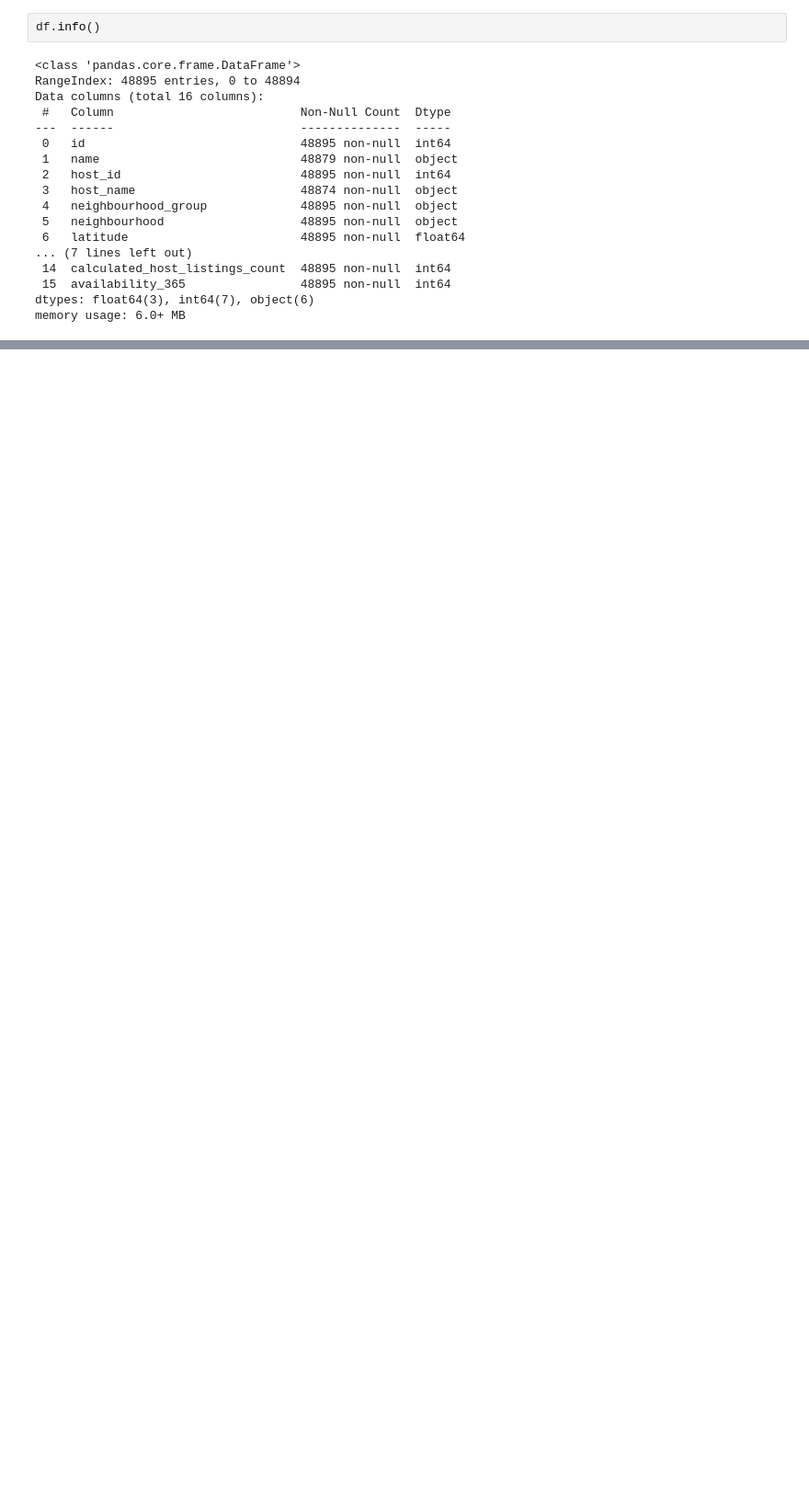
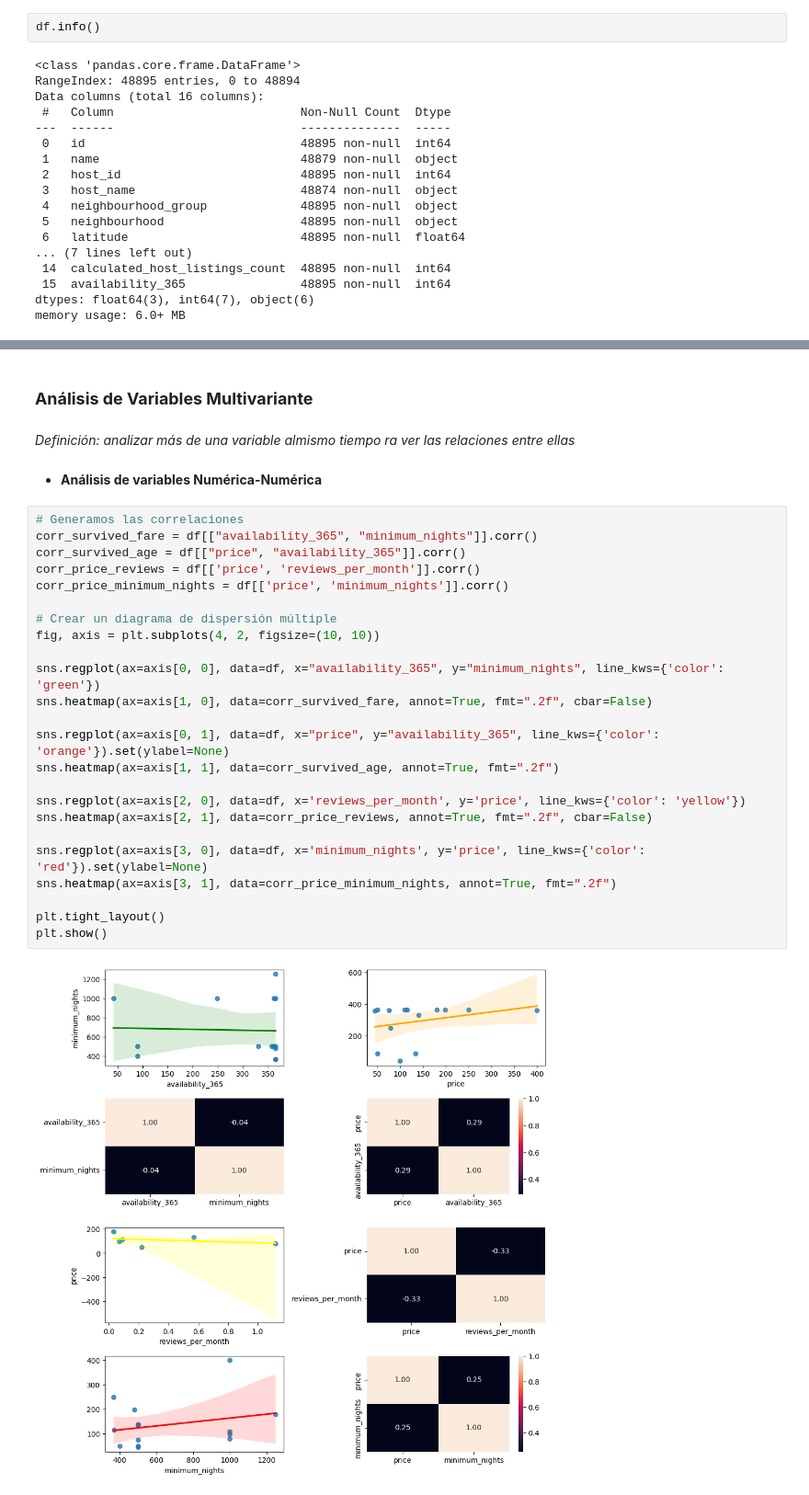
Before and after one commit to 4GeeksAcademy/cristina-chico_machine-learning, a Jupyter notebook: src/00-eda-airbnb-ny.ipynb, the cells around one changed output, grey strips where cells are left out. Shown at 92% size. Cells and saved outputs as stored; diff of their text form; blank space fills up the shorter version.

```diff
--- a/src/00-eda-airbnb-ny.ipynb
+++ b/src/00-eda-airbnb-ny.ipynb
@@ -166,0 +390,32 @@ plt.show()
+# %% [markdown]
+### **Análisis de Variables Multivariante**
+# %% [markdown]
+*Definición: analizar más de una variable almismo tiempo ra ver las relaciones entre ellas*
+# %% [markdown]
+* **Análisis de variables Numérica-Numérica**
+# %%
+# Generamos las correlaciones
+corr_survived_fare = df[["availability_365", "minimum_nights"]].corr()
+corr_survived_age = df[["price", "availability_365"]].corr()
+corr_price_reviews = df[['price', 'reviews_per_month']].corr()
+corr_price_minimum_nights = df[['price', 'minimum_nights']].corr()
+
+# Crear un diagrama de dispersión múltiple
+fig, axis = plt.subplots(4, 2, figsize=(10, 10))
+
+sns.regplot(ax=axis[0, 0], data=df, x="availability_365", y="minimum_nights", line_kws={'color': 'green'})
+sns.heatmap(ax=axis[1, 0], data=corr_survived_fare, annot=True, fmt=".2f", cbar=False)
+
+sns.regplot(ax=axis[0, 1], data=df, x="price", y="availability_365", line_kws={'color': 'orange'}).set(ylabel=None)
+sns.heatmap(ax=axis[1, 1], data=corr_survived_age, annot=True, fmt=".2f")
+
+sns.regplot(ax=axis[2, 0], data=df, x='reviews_per_month', y='price', line_kws={'color': 'yellow'})
+sns.heatmap(ax=axis[2, 1], data=corr_price_reviews, annot=True, fmt=".2f", cbar=False)
+
+sns.regplot(ax=axis[3, 0], data=df, x='minimum_nights', y='price', line_kws={'color': 'red'}).set(ylabel=None)
+sns.heatmap(ax=axis[3, 1], data=corr_price_minimum_nights, annot=True, fmt=".2f")
+
+plt.tight_layout()
+plt.show()
+# %% [output]
+[figure, added]
```
Also changed, not shown: parts of 105 cells of this notebook.
